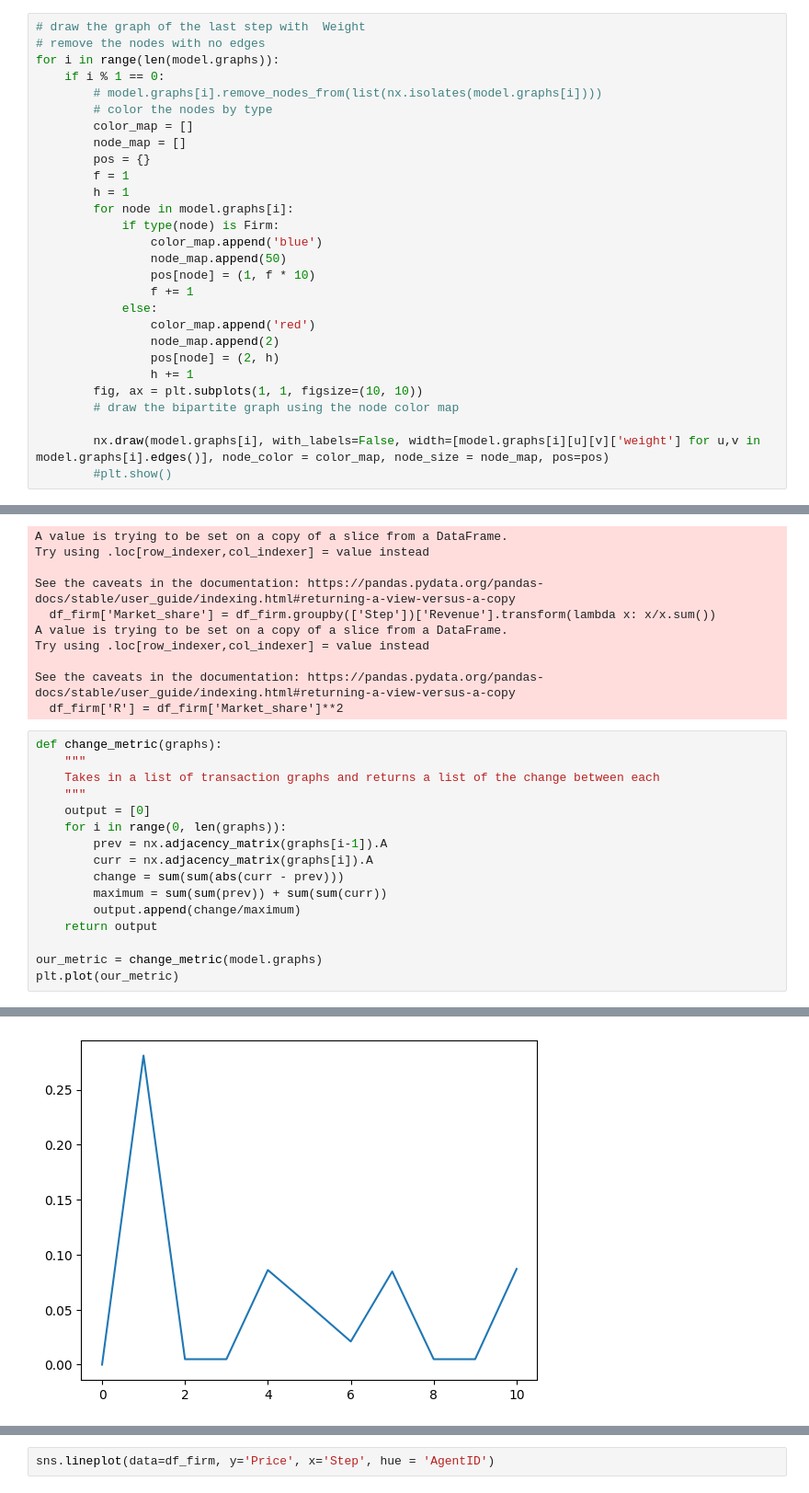
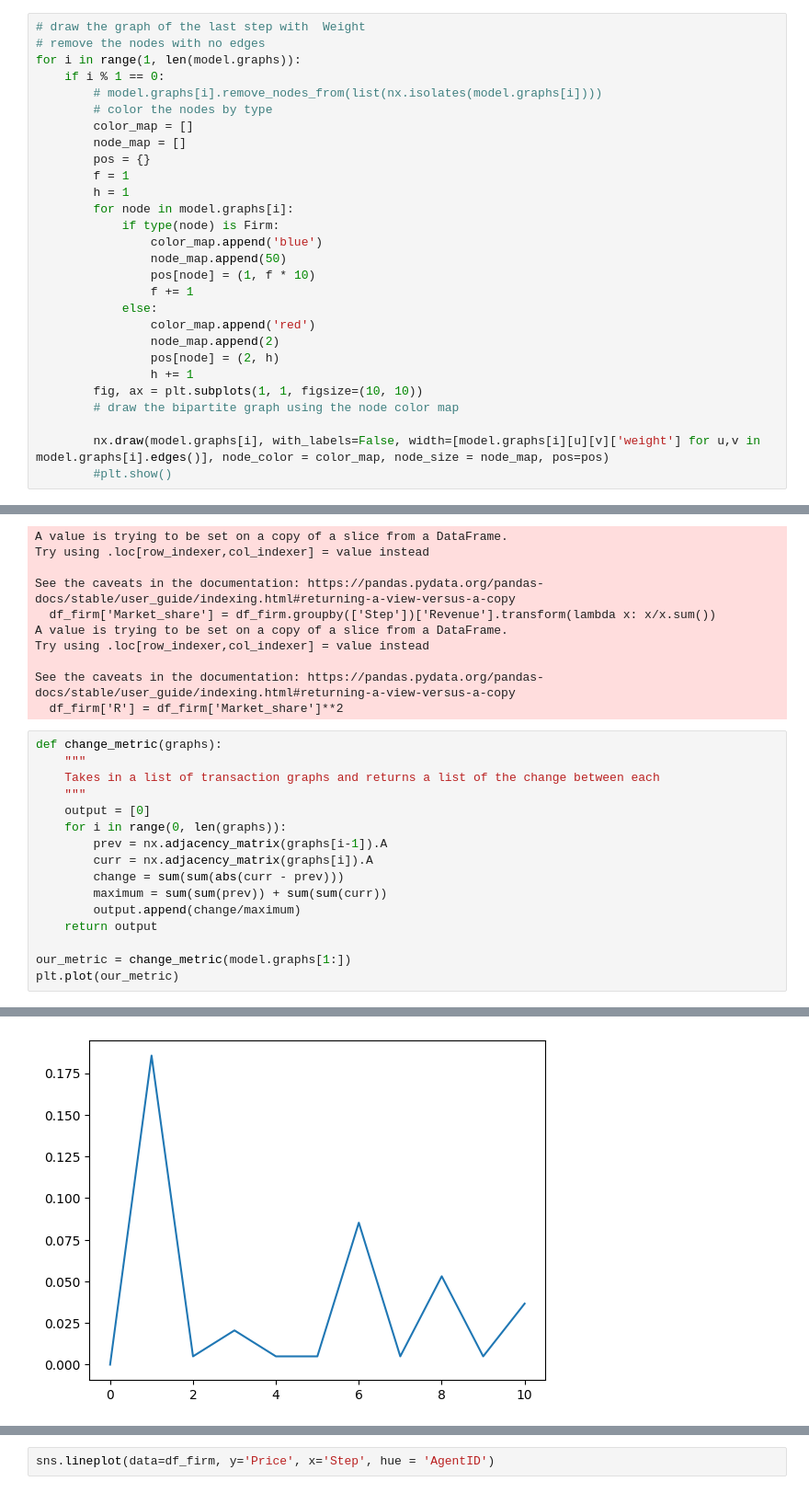
Before and after one commit to TabernaA/WWCS_2023_markets, a Jupyter notebook: model_run.ipynb, the cells around one changed output, grey strips where cells are left out. Shown at 92% size. Saved outputs shown, nothing was run; the diff lists cells and outputs as text.

```diff
--- a/model_run.ipynb
+++ b/model_run.ipynb
@@ -49,7 +49,7 @@ a
 # %%
 # draw the graph of the last step with  Weight
 # remove the nodes with no edges
-for i in range(len(model.graphs)):
+for i in range(1, len(model.graphs)):
     if i % 1 == 0:
         # model.graphs[i].remove_nodes_from(list(nx.isolates(model.graphs[i])))
         # color the nodes by type
@@ -112,22 +112,22 @@ See the caveats in the documentation: https://pandas.pydata.org/pandas-docs/stab
 # %%
 def change_metric(graphs):
     """
     Takes in a list of transaction graphs and returns a list of the change between each
     """
     output = [0]
     for i in range(0, len(graphs)):
         prev = nx.adjacency_matrix(graphs[i-1]).A
         curr = nx.adjacency_matrix(graphs[i]).A
         change = sum(sum(abs(curr - prev)))
         maximum = sum(sum(prev)) + sum(sum(curr))
         output.append(change/maximum)
     return output
 
-our_metric = change_metric(model.graphs)
+our_metric = change_metric(model.graphs[1:])
 plt.plot(our_metric)
 # %% [output]
 [<matplotlib.lines.Line2D at 0x...>]
-[figure, old version]
+[figure, new version]
 # %%
 HHI.plot()
 # %% [output]
```
Also changed, not shown: parts of 13 cells of this notebook.
